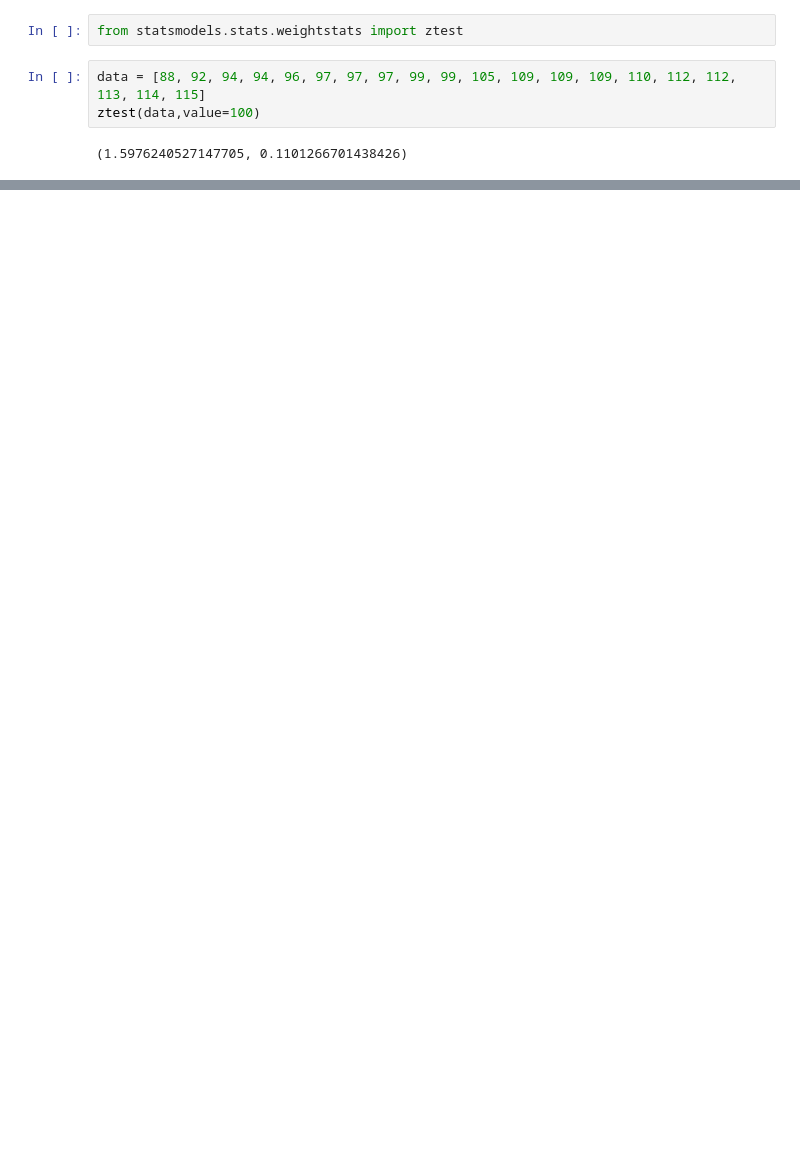
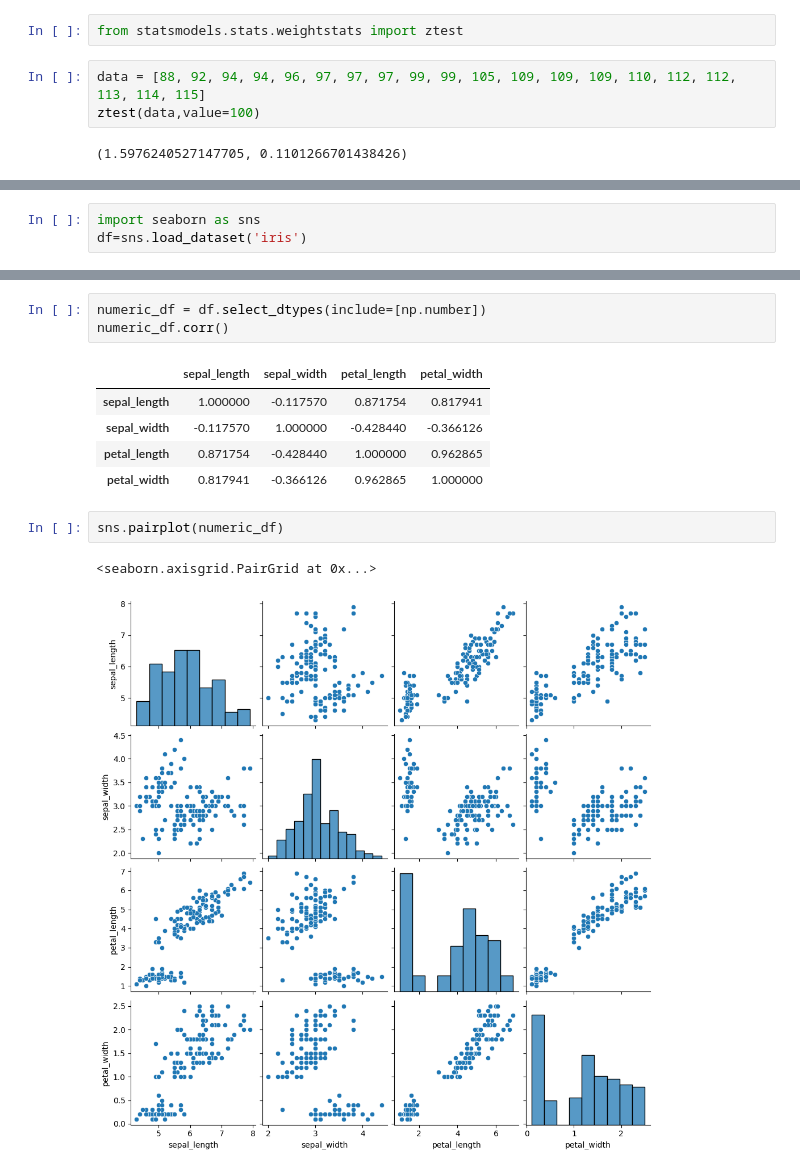
Before and after one commit to SUDHAN1022/Python-for-data-science, a Jupyter notebook: stats_practice.ipynb, the cells around one changed output, grey strips where cells are left out. Saved outputs shown, nothing was run; the diff lists cells and outputs as text; blank space fills up the shorter version.

```diff
--- a/stats_practice.ipynb
+++ b/stats_practice.ipynb
@@ -205,0 +251,3 @@ ztest(data,value=100)
+# %%
+import seaborn as sns
+df=sns.load_dataset('iris')
@@ -205,0 +263,14 @@ ztest(data,value=100)
+# %%
+numeric_df = df.select_dtypes(include=[np.number])
+numeric_df.corr()
+# %% [output]
+|  | sepal_length | sepal_width | petal_length | petal_width |
+| sepal_length | 1.000000 | -0.117570 | 0.871754 | 0.817941 |
+| sepal_width | -0.117570 | 1.000000 | -0.428440 | -0.366126 |
+| petal_length | 0.871754 | -0.428440 | 1.000000 | 0.962865 |
+| petal_width | 0.817941 | -0.366126 | 0.962865 | 1.000000 |
+# %%
+sns.pairplot(numeric_df)
+# %% [output]
+<seaborn.axisgrid.PairGrid at 0x...>
+[figure, added]
```
Also changed, not shown: parts of 12 cells of this notebook.
